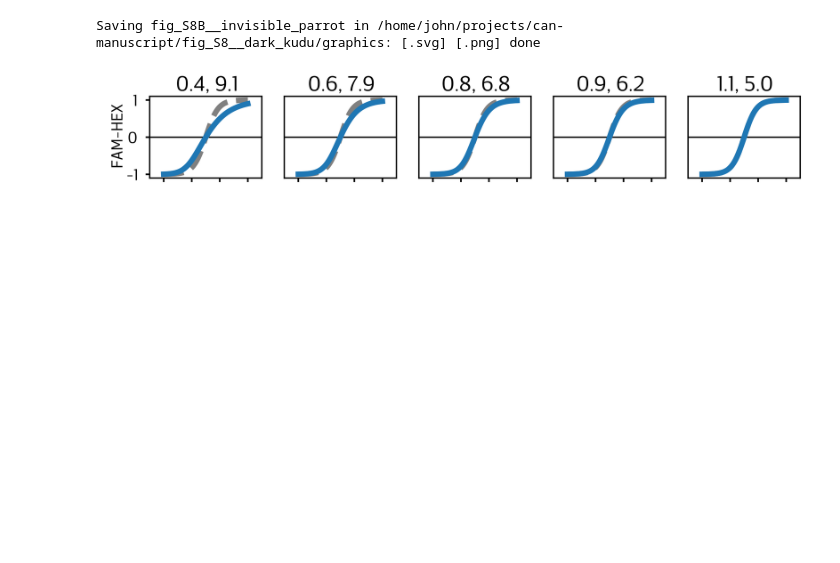
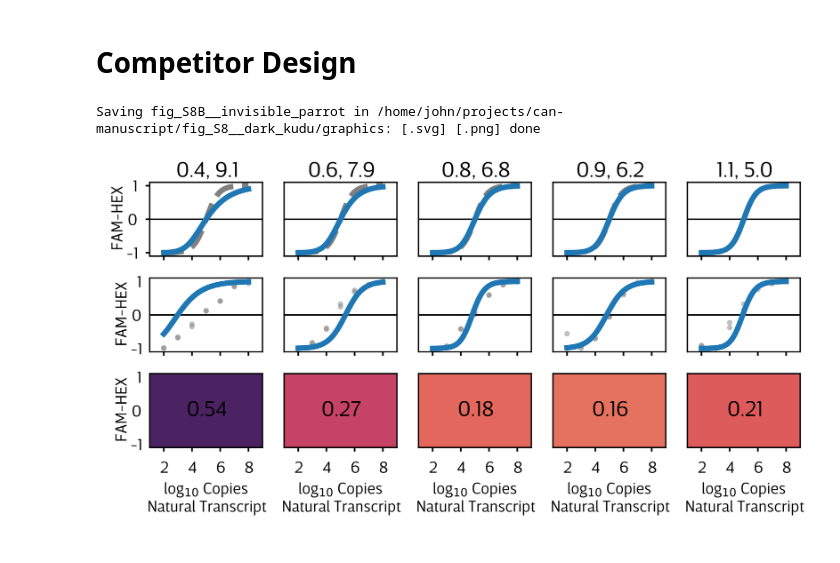
Before and after one commit to JohnGoertz/can-manuscript, a Jupyter notebook: fig_S8__dark_kudu/code/fig_S8__dark_kudu__ODE_Model_bipartite_tuning.ipynb, the cells around one changed output. Cells and saved outputs as stored; diff of their text form; code cells hidden in the pictures; blank space fills up the shorter version.

Commit message:
Expand scope of bipartite simulations; compare to experiments

```diff
--- a/fig_S8__dark_kudu/code/fig_S8__dark_kudu__ODE_Model_bipartite_tuning.ipynb
+++ b/fig_S8__dark_kudu/code/fig_S8__dark_kudu__ODE_Model_bipartite_tuning.ipynb
@@ -79,9 +97,13 @@ def format_figure(fig, axs):
         ax.set_xlabel(ax.get_xlabel(), fontsize=labelsize, labelpad=2)
         if i > 0:
             ax.yaxis.set_tick_params(length=0)
-        ax.axhline(0, color="k", linestyle="-", linewidth=0.5, zorder=-1)
+        if ax not in axs[-1, :]:
+            ax.axhline(0, color="k", linestyle="-", linewidth=0.5, zorder=-1)
 
-    axs[0].set_ylabel('FAM-HEX')
+    plt.setp(
+        axs[:,0],
+        ylabel='FAM-HEX',
+    )
 
     plt.subplots_adjust(
         left=mar_l / width,
@@ -91,0 +172,4 @@ def format_figure(fig, axs):
+# %%
+wts = ["S056.4.12", "S056.4.12", "S044.13", "S056.4.12", "S044.13"]
+targets = ["S056.4.3", "S056.4.1", "GC55", "S056.4.4", "GC15"]
+target_codes = ["S056.4.3", "S056.4.1", "S044.14", "S056.4.4", "S044.9"]
@@ -158,0 +290,7 @@ Saving fig_S8A__tangible_urchin in /home/john/projects/can-manuscript/fig_S8__da
+# %%
+from matplotlib import cm
+from matplotlib import colormaps
+
+rmse_norm = cm.colors.Normalize(vmin=0.029902191266630403, vmax=0.5404995294703315)
+
+cmap = colormaps["flare"]
@@ -159,40 +382,88 @@ Saving fig_S8A__tangible_urchin in /home/john/projects/can-manuscript/fig_S8__da
+# %% [markdown]
+# Competitor Design
 # %%
-
-fig, axs = plt.subplots(1, 5, figsize=figsize, sharex=True, sharey=True)
+fig_dsgn, axs_dsgn = plt.subplots(3, 5, figsize=figsize, sharex=True, sharey=True)
 
 ref_lg = 5.0
 rxn_b.norm.nM = 100
+rxn_b.primer_nMs = [100, 100]
 
 def ref_lgQ_loss(ref_lgQ, ref_rate=0.9, wt_rate=1.1, wt_lgQ=5.0):
 
     rxn_b.oligo("WT").rate = wt_rate
     rxn_b.oligo("REF").rate = ref_rate
     rxn_b.oligo("WT").drift = 0
     rxn_b.oligo("REF").drift = 0
     rxn_b.oligo("REF").copies = 10**ref_lgQ
     rxn_b.oligo("WT").copies = 10**wt_lgQ
 
     rxn_b.setup_solution_sweep(rng=[wt_lgQ, wt_lgQ], res=1)
     rxn_b.sweep_setup
     loss = np.array(rxn_b.solution_sweep())[0] ** 2
 
     return loss
 
 from scipy.optimize import minimize_scalar
 
+rmse_dsgn = []
+
 _, mid_sol = wt_lgQ, sol = sym_bipartite(wt_rate=1.1, ref_rate=1.1, ref_lgQ=5.0)
-for ax, rate, ref_lgQ in zip(axs, [0.4, 0.6, 0.8, 0.9, 1.1], [6.5, 6.0, 5, 4, 3]):
+for ax, rate, ref_lgQ in zip(axs_dsgn[0], [0.4, 0.6, 0.8, 0.9, 1.1], [6.5, 6.0, 5, 4, 3]):
     ref_lgQ = minimize_scalar(
         ref_lgQ_loss, args=(rate, 1.1), bounds=(-1, 11), method="bounded"
     ).x
     wt_lgQ, sol = sym_bipartite(wt_rate=1.1, ref_rate=rate, ref_lgQ=ref_lgQ)
     ax.plot(wt_lgQ, mid_sol, ls="--", color="gray", lw=2)
     ax.plot(wt_lgQ, sol, lw=2)
     ax.set_title(f"{rate}, {ref_lgQ:.1f}", fontsize=titlesize, pad=2)
 
+for ax, target, code, wt in zip(axs_dsgn[1], targets, target_codes, wts):
+    these_endpoints = endpoints[endpoints.Target == target]
+    wt_pts = these_endpoints.WT_Copies.values
+    endpts = these_endpoints["FAM-HEX"].values
 
-format_figure(fig, axs)
-savefig(plt.gcf(), "invisible_parrot")
+    ax.scatter(
+        wt_pts,
+        endpts,
+        s=4,
+        color="grey",
+        edgecolor="none",
+        alpha=0.5,
+        zorder=-10,
+    )
+
+    wt_lgQ, sol = sym_bipartite(
+        wt=wt, ref=code, ref_lgQ=ref_lg
+    )
+    ax.plot(wt_lgQ, sol, lw=2)
+
+    wt_lgQ, sol = sym_bipartite(
+        wt=wt, ref=code, ref_lgQ=ref_lg, wt_pts=wt_pts
+    )
+    rmse = np.sqrt(
+        np.mean((sol - endpts) ** 2)
+    )
+    rmse_dsgn.append(rmse)
+
+for ax, rmse in zip(axs_dsgn[2], rmse_dsgn):
+    ax.set_facecolor(cmap(rmse_norm(rmse)))
+    ax.annotate(
+        f"{rmse:.2f}",
+        xy=(0.5, 0.5),
+        xycoords="axes fraction",
+        fontsize=titlesize,
+        ha="center",
+        va="center",
+    )
+
+plt.tight_layout()
+format_figure(fig_dsgn, axs_dsgn)
+
+plt.setp(axs_dsgn, xticks=xticks, xticklabels=xticks)
+for ax in axs_dsgn[2]:
+    ax.set_xlabel("log$_{10}$ Copies\nNatural Transcript")
+
+savefig(plt.gcf(), "invisible_parrot", transparent_svg=False)
 # %% [output]
 Saving fig_S8B__invisible_parrot in /home/john/projects/can-manuscript/fig_S8__dark_kudu/graphics: [.svg] [.png] done
-[figure, old version]
+[figure, new version]
```
Also changed, not shown: parts of 15 cells of this notebook, 40 other files.
